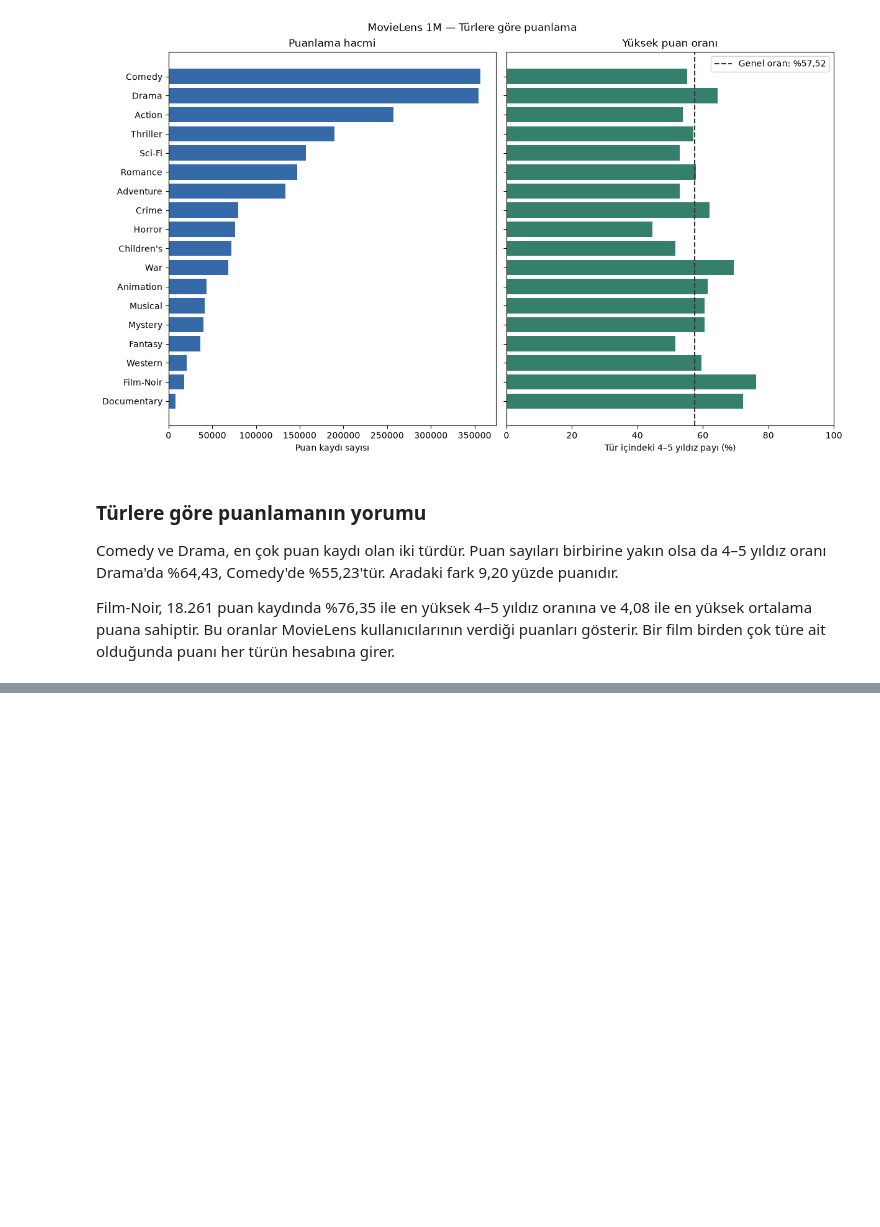
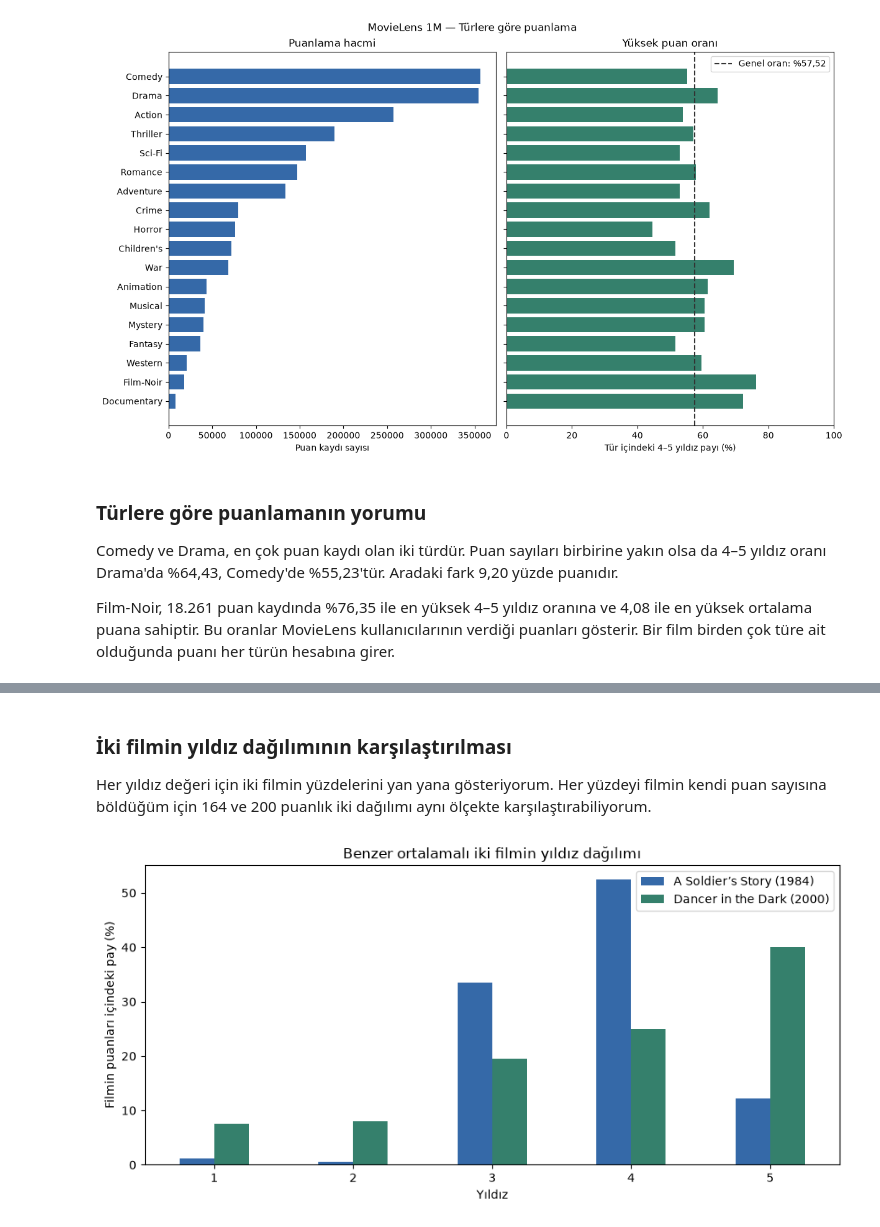
Before and after one commit to busrakurunceng/MovieLensAtlas, a Jupyter notebook: notebooks/MovieLensAtlas.ipynb, the cells around one changed output, grey strips where cells are left out. Cells and saved outputs as stored; diff of their text form; code cells hidden in the pictures; blank space fills up the shorter version.

Commit message:
Complete MovieLens analyses and CSV-Parquet benchmark

```diff
--- a/notebooks/MovieLensAtlas.ipynb
+++ b/notebooks/MovieLensAtlas.ipynb
@@ -721,0 +728,19 @@ birden çok türe ait olduğunda puanı her türün hesabına girer.
+# %%
+film_summary = (
+    ratings.groupBy("MovieID")
+    .agg(
+        F.count("*").alias("rating_count"),
+        F.avg("Rating").alias("avg_rating"),
+        F.stddev_samp("Rating").alias("rating_stddev"),
+    )
+    .join(movies.select("MovieID", "Title"), on="MovieID", how="inner")
+    .select("MovieID", "Title", "rating_count", "avg_rating", "rating_stddev")
+)
+
+film_summary.orderBy("MovieID").show(5, truncate=False)
+
+film_summary.agg(
+    F.count("*").alias("film_rows"),
+    F.countDistinct("MovieID").alias("distinct_movie_ids"),
+    F.sum("rating_count").alias("total_rating_count"),
+).show()
@@ -721,0 +1061,32 @@ birden çok türe ait olduğunda puanı her türün hesabına girer.
+# %% [markdown]
+### İki filmin yıldız dağılımının karşılaştırılması
+
+Her yıldız değeri için iki filmin yüzdelerini yan yana gösteriyorum.
+Her yüzdeyi filmin kendi puan sayısına böldüğüm için 164 ve 200
+puanlık iki dağılımı aynı ölçekte karşılaştırabiliyorum.
+# %%
+pair_plot = film_rating_distribution.select(
+    "MovieID", "Rating", "rating_pct"
+).toPandas()
+
+star_shares = pair_plot.pivot(
+    index="Rating",
+    columns="MovieID",
+    values="rating_pct",
+).sort_index()
+
+ax = star_shares[[pair["movie_id_a"], pair["movie_id_b"]]].plot.bar(
+    figsize=(9, 4.5),
+    color=["#3569A8", "#35806C"],
+    rot=0,
+)
+
+ax.set_title("Benzer ortalamalı iki filmin yıldız dağılımı")
+ax.set_xlabel("Yıldız")
+ax.set_ylabel("Filmin puanları içindeki pay (%)")
+ax.legend(["A Soldier’s Story (1984)", "Dancer in the Dark (2000)"])
+
+ax.figure.tight_layout()
+plt.show()
+# %% [output]
+[figure, added]
```
Also changed, not shown: parts of 29 cells of this notebook.
